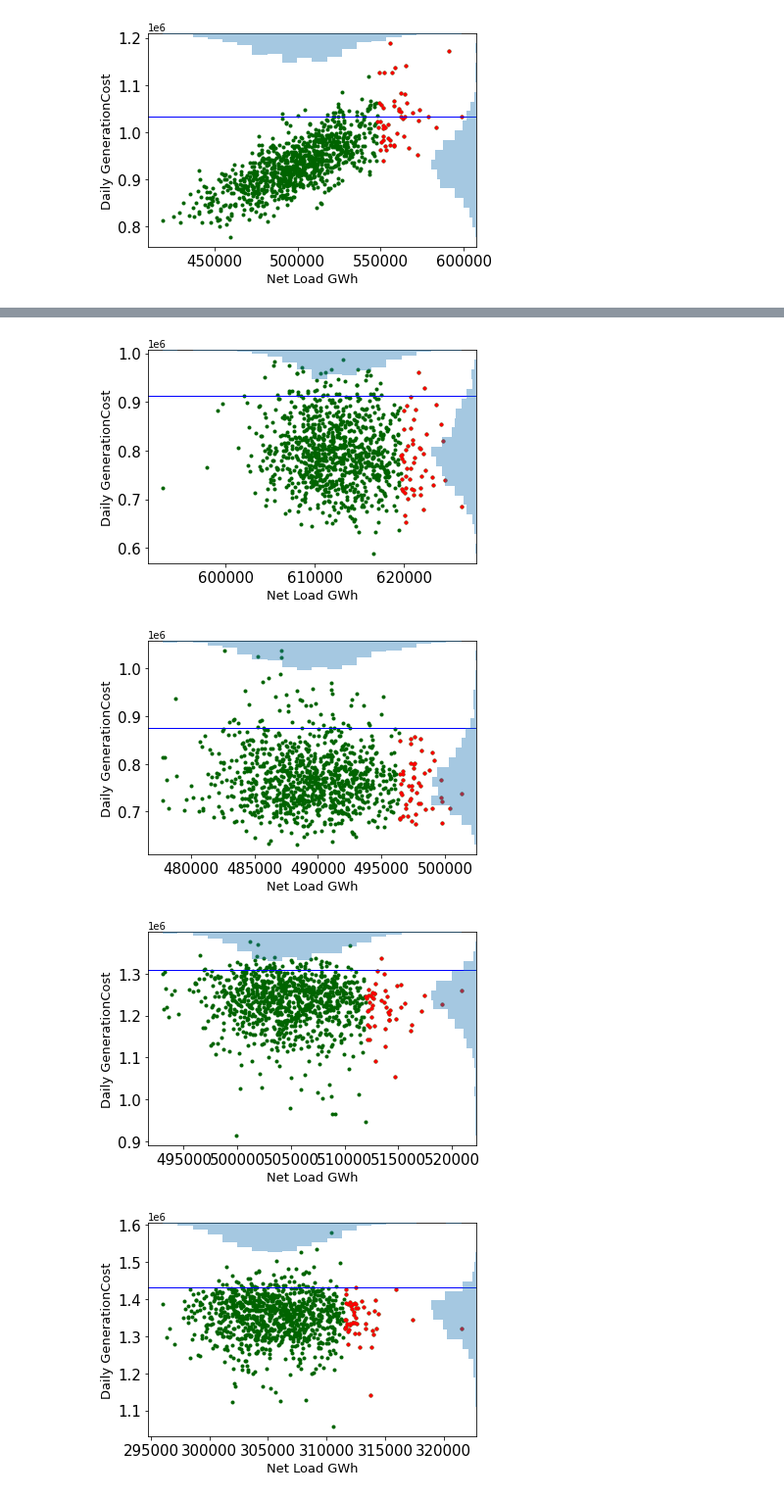
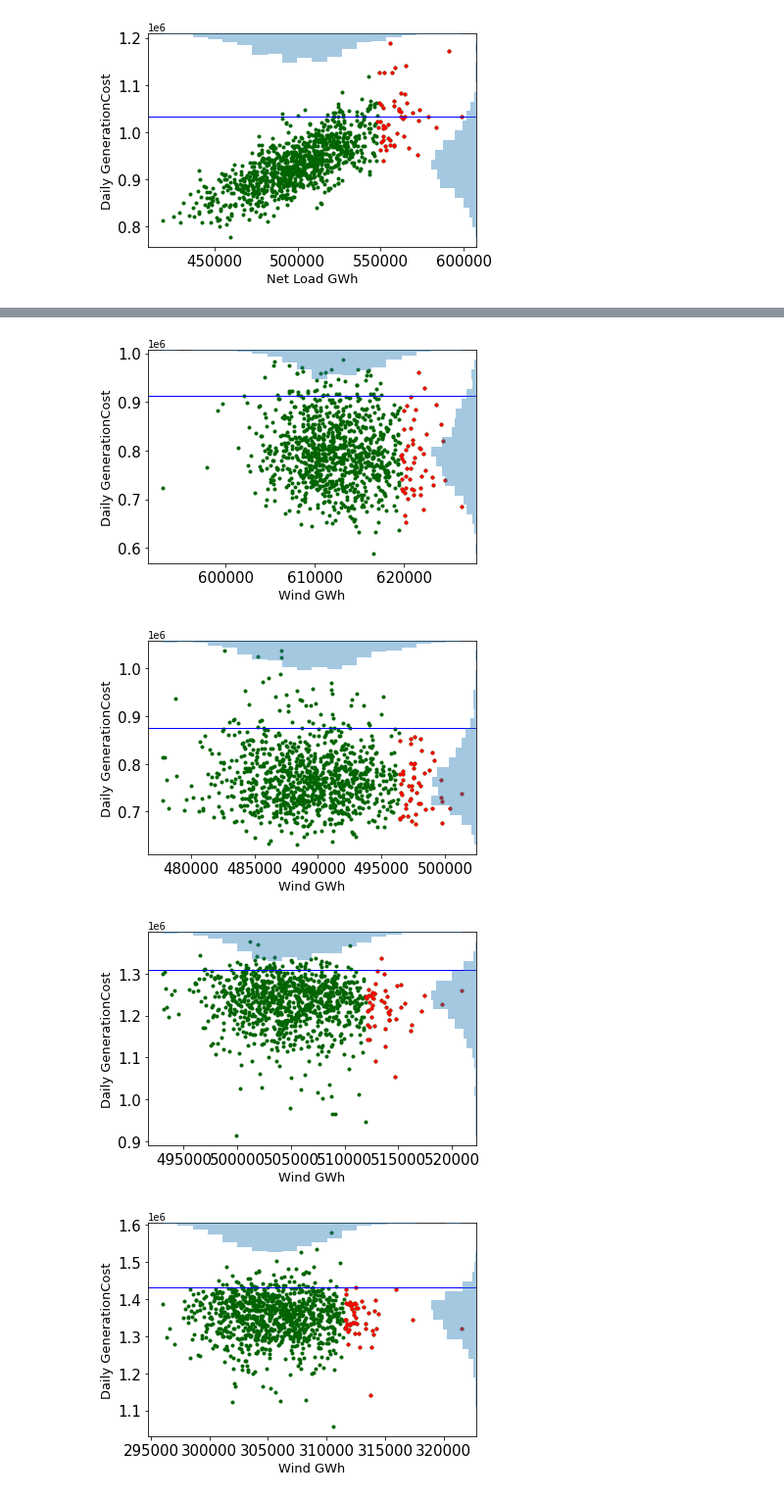
Before and after one commit to MahashwetaPatra/Financial-Modeling-Renewable-Energy, a Jupyter notebook: PythonJupyterNotebook/TexasDataRisk/RiskAllocation-TexasData.ipynb, the cells around one changed output, grey strips where cells are left out. Shown at 98% size. Cells and saved outputs as stored; diff of their text form; code cells hidden in the pictures.

```diff
--- a/PythonJupyterNotebook/TexasDataRisk/RiskAllocation-TexasData.ipynb
+++ b/PythonJupyterNotebook/TexasDataRisk/RiskAllocation-TexasData.ipynb
@@ -150,7 +17,7 @@ for date in ["Jan20","Feb16","May27","Jun04","Jul09","Sep04","Nov20","Dec19"]:
     LoadScenarios=pd.read_csv(file_dir+date+"\\LoadScenariosAggregated.csv")
     MeanScenario = pd.read_csv(file_dir+date+"\\Mean.csv")
     time= MeanScenario['time']
-    PlotingScenarios(time, WindScenarios,SolarScenarios, LoadScenarios)
+    PlotingScenarios(time, WindScenarios,SolarScenarios, LoadScenarios, date)
 # %% [output]
 [figure]
 [figure]
@@ -200,15 +69,21 @@ for date in ["Jan20","Feb16","May27","Jun04","Jul09","Sep04","Nov20","Dec19"]:
     GenerationCostAll=VaticOutput['GenerationCostAll']
     LoadSheddingAll=VaticOutput['LoadSheddingAll']
     RenewableCurtailmentAll=VaticOutput['RenewableCurtailmentAll']
-    WindMean=np.mean(WindScenarios)
-    SolarMean=np.mean(SolarScenarios)
-    LoadMean=np.mean(LoadScenarios)
+    WindMean=WindScenarios.mean()
+    SolarMean=SolarScenarios.mean()
+    LoadMean=LoadScenarios.mean()
     GenerationCostAll=np.array(GenerationCostAll,int)
-    probability=PlotingRelationship1(time, WindScenarios,WindMean,SolarScenarios,SolarMean, LoadScenarios,LoadMean, date, True)
+    DifferenceLoadWindSolar=LoadScenarios-WindScenarios-SolarScenarios
+    Thresold=DifferenceLoadWindSolar.mean()
+    HighGenCost, IntegrationScen, ax, probability=GenCostIntegrationScen(DifferenceLoadWindSolar, Thresold, GenerationCostAll, RenewableCurtailmentAll, LoadSheddingAll, time,showHist=True)
+    ax.set_xlabel("Net Load GWh",fontsize=13)
+    #return probability
+
+#    probability=PlotingRelationship1(time, WindScenarios,WindMean,SolarScenarios,SolarMean, LoadScenarios,LoadMean, date, True)
     ProbabilityArray.append(probability)
 print('Probability Array',ProbabilityArray)
-df = pd.DataFrame(ProbabilityArray)
-df.to_csv(file_dir+'ProbabilityNetLoad.csv')
+#df = pd.DataFrame(ProbabilityArray)
+#df.to_csv(file_dir+'ProbabilityNetLoad.csv')
 # %% [output]
 Probability Array [46, 60, 58, 52, 46, 46, 50, 40]
 [figure]
@@ -224,21 +99,24 @@ In case of Wind scenarios and solarscenarios, net integration over 24 hrs are un
 # %%
 for date in ["Jan20","Feb16","May27","Jun04","Jul09","Sep04","Nov20","Dec19"]:
-    Mean = pd.read_csv(file_dir+date+"\\Mean.csv")
+    MeanScenarios = pd.read_csv(file_dir+date+"\\Mean.csv")
     WindScenarios = pd.read_csv(file_dir+date+"\\WindScenariosAggregated.csv")
     SolarScenarios=pd.read_csv(file_dir+date+"\\SolarScenariosAggregated.csv")
     LoadScenarios=pd.read_csv(file_dir+date+"\\LoadScenariosAggregated.csv")
     VaticOutput = pd.read_csv(file_dir+date+"\\VaticOutput.csv")
-    time= Mean['time']
+    time= MeanScenarios['time']
     GenerationCostAll=VaticOutput['GenerationCostAll']
     LoadSheddingAll=VaticOutput['LoadSheddingAll']
     RenewableCurtailmentAll=VaticOutput['RenewableCurtailmentAll']
-    WindMean=mean(WindScenarios)
-    SolarMean=mean(SolarScenarios)
-    LoadMean=mean(LoadScenarios)
+    WindMean=WindScenarios.mean()
+    SolarMean=SolarScenarios.mean()
+    LoadMean=LoadScenarios.mean()
     GenerationCostAll=np.array(GenerationCostAll,int)
-    PlotingRelationship2(time, WindScenarios,WindMean,SolarScenarios,SolarMean, LoadScenarios,LoadMean, date, True)
+    Thresold=WindScenarios.mean()
+    HighGenCost, IntegrationScen, ax, probability=GenCostIntegrationScen(WindScenarios, Thresold, GenerationCostAll, RenewableCurtailmentAll, LoadSheddingAll, time,showHist=True)
+    ax.set_xlabel("Wind GWh",fontsize=13)
+    #PlotingRelationship2(time, WindScenarios,WindMean,SolarScenarios,SolarMean, LoadScenarios,LoadMean, date, True)
 # %% [output]
-[figure, old version]
+[figure, new version]
-[figure, old version]
+[figure, new version]
-[figure, old version]
+[figure, new version]
-[figure, old version]
+[figure, new version]
```
Also changed, not shown: parts of 17 cells of this notebook, 2 other files.
